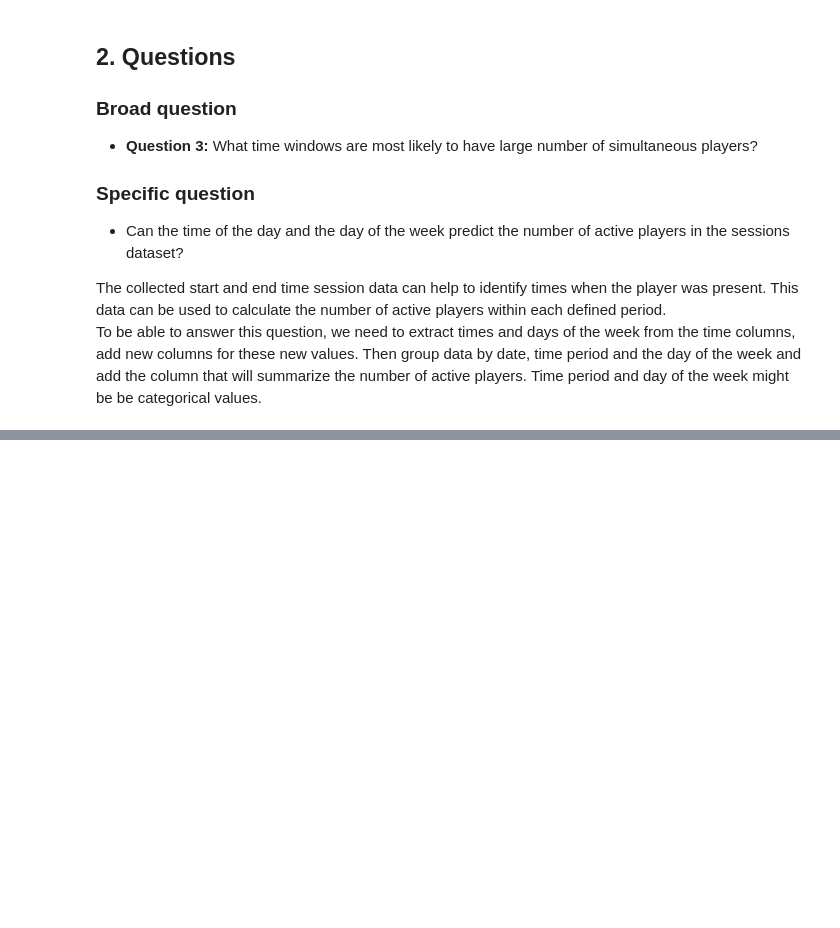
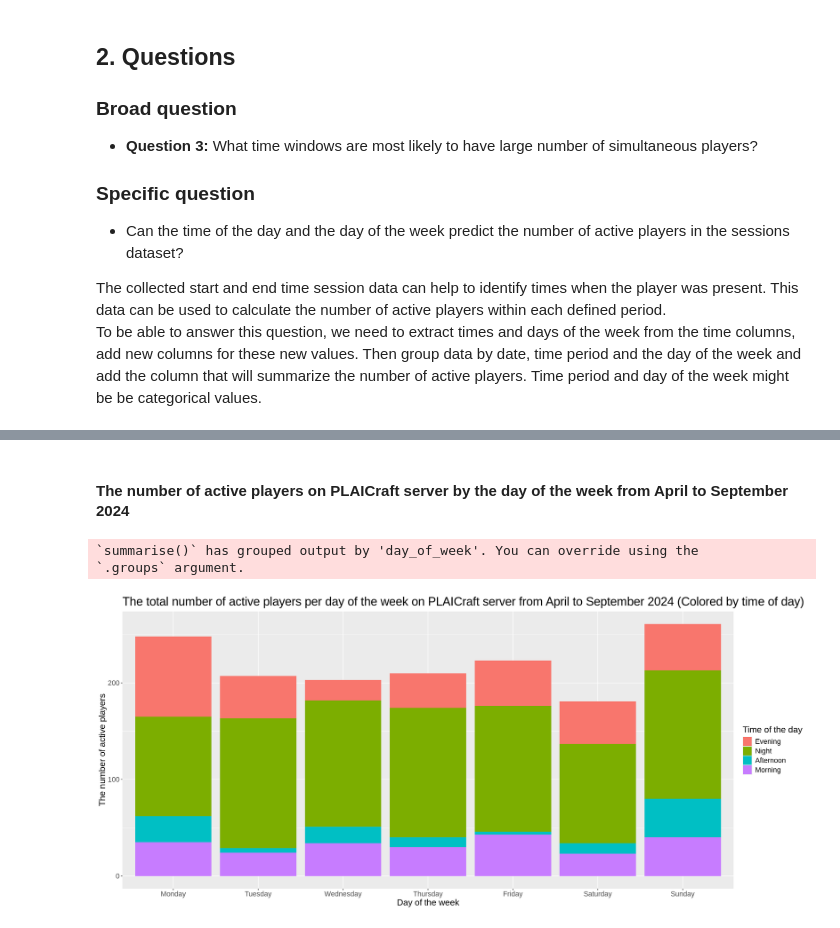
Before and after one commit to ALagodzinska/project_planning_stage, a Jupyter notebook: ProjectPlanning.ipynb, the cells around one changed output, grey strips where cells are left out. Cells and saved outputs as stored; diff of their text form; code cells hidden in the pictures; blank space fills up the shorter version.

```diff
--- a/ProjectPlanning.ipynb
+++ b/ProjectPlanning.ipynb
@@ -180,0 +396,24 @@ To be able to answer this question, we need to extract times and days of the wee
+# %% [markdown]
+#### The number of active players on PLAICraft server by the day of the week from April to September 2024
+# %%
+active_players_by_day_of_week <- sessions_with_playtime_category |>
+    group_by(day_of_week = wday(start_date), time_of_day)  |>
+    summarize(active_players_count = n()) |>
+    mutate(day_of_week = factor(day_of_week,
+                           levels = c(1, 2, 3, 4, 5, 6, 7),
+                           labels = c("Monday", "Tuesday", "Wednesday", "Thursday", "Friday", "Saturday", "Sunday")))
+
+options(repr.plot.width = 18, repr.plot.height = 8)
+
+active_players_by_day_of_week_plot <- active_players_by_day_of_week |>
+    ggplot(aes(x = day_of_week, y = active_players_count, fill = time_of_day)) +
+    geom_bar(stat = "identity") +
+    labs(x = "Day of the week", y = "The number of active players", fill = "Time of the day") +
+    ggtitle("The total number of active players per day of the week on PLAICraft server from April to September 2024 (Colored by time of day)") +
+    theme(text = element_text(size = 16), plot.title = element_text(size = 22))
+
+active_players_by_day_of_week_plot
+# %% [output]
+`summarise()` has grouped output by 'day_of_week'. You can override using the
+`.groups` argument.
+[figure, added]
```
Also changed, not shown: parts of 21 cells of this notebook.
